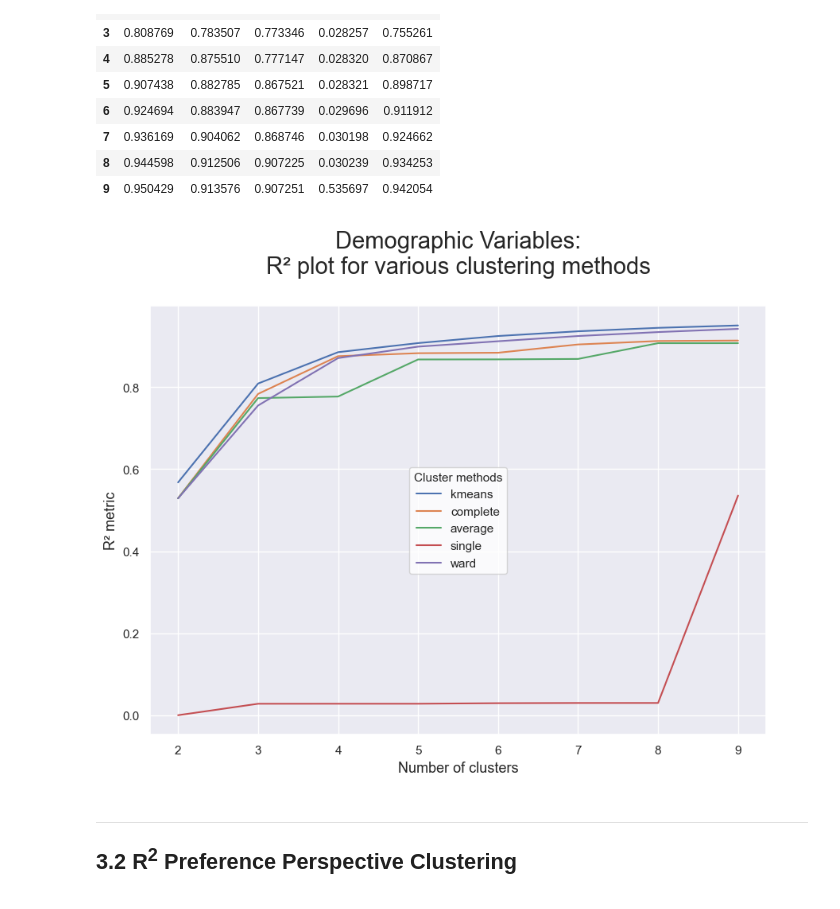
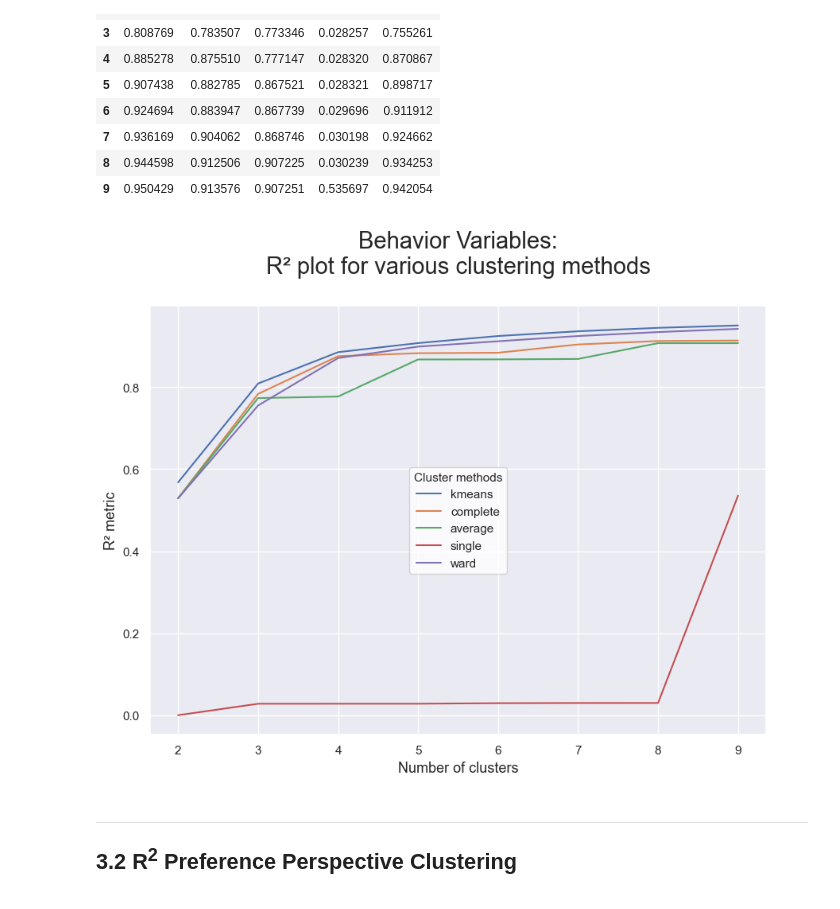
Before and after one commit to merkury00/DataMiningProject2425, a Jupyter notebook: CLUSTERING.ipynb, the cells around one changed output. Saved outputs shown, nothing was run; the diff lists cells and outputs as text; code cells hidden in the pictures.

```diff
--- a/CLUSTERING.ipynb
+++ b/CLUSTERING.ipynb
@@ -75,17 +70,8 @@ Index(['customer_age', 'vendor_count', 'product_count', 'is_chain',
 # %%
 # Split variables into perspectives
-behavior_features = ['Total_Orders',      # 0.883416
-#'product_count',     # 0.866350
-'Frequency',         # 0.810913
-'Time_with_us',      # 0.734221
-#'vendor_count',      # 0.727353
-#'Items_Per_Order',   # 0.602855
-#'is_chain',          # 0.594164
-#'Total_Spent',       # 0.589954
-#'Spent_Per_Order',   # 0.361822
-#'first_order',       # 0.285545
-#'last_order',        # 0.283224
-#'Loyalty',           # 0.254548
+behavior_features = ['Total_Orders',
+                    'Frequency',
+                    'Time_with_us'
 ]
 
 preferences_features = ['Asian_Proportion', 'Western_Proportion','Drinks_desserts_Proportion', 'Specific_other_Proportion']
@@ -94,5 +80,9 @@ df_beh = df[behavior_features]
 df_pref = df[preferences_features]
 
 # drop categorical and object columns to get means of each cluster
-non_metric = df[['customer_region', 'last_promo', 'payment_method', 'Age_Group']]
+non_metric = ['customer_region', 'last_promo', 'payment_method', 'Age_Group']
+df_complete = df.copy()
 df = df.drop(non_metric, axis=1)
+
+# print df.head() and df_complete columns
+df.head()
@@ -167,16 +179,15 @@ pd.DataFrame(r2_scores)
 # %%
 # Visualizing the R² scores for each cluster solution on behavior variables
 pd.DataFrame(r2_scores).plot.line(figsize=(10,7))
 
-sns.set_style("whitegrid")
-plt.title("Demographic Variables:\nR² plot for various clustering methods\n", fontsize=21)
+sns.set_theme(style='whitegrid')
+plt.title("Behavior Variables:\nR² plot for various clustering methods\n", fontsize=21)
 plt.legend(title="Cluster methods", title_fontsize=11)
 plt.xlabel("Number of clusters", fontsize=13)
 plt.ylabel("R² metric", fontsize=13)
-plt.grid(True)
 plt.show()
 # %% [output]
-[figure, old version]
+[figure, new version]
 # %% [markdown]
 <hr>
 <a class="anchor" id="r2pref">
```
Also changed, not shown: parts of 34 cells of this notebook, 2 other files.
